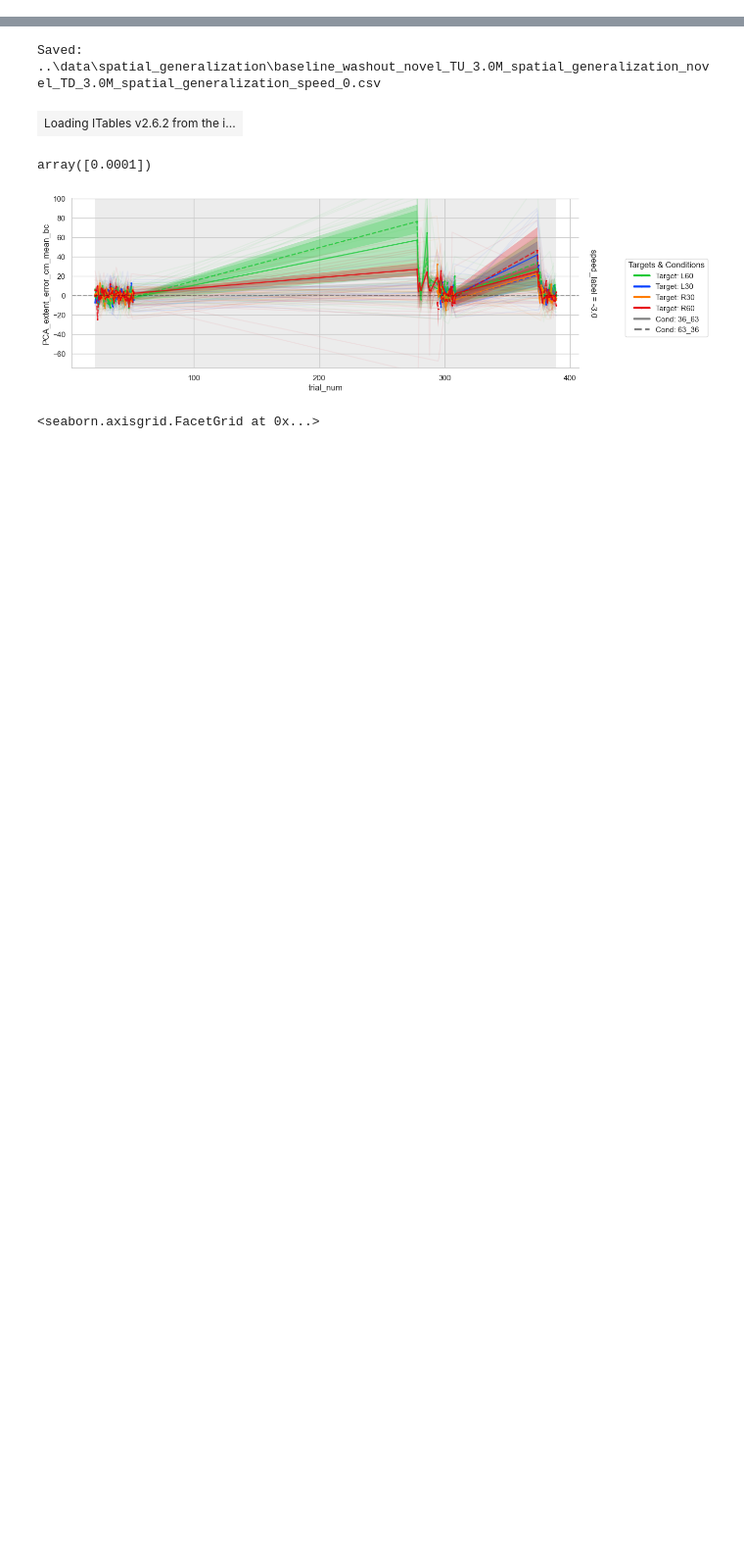
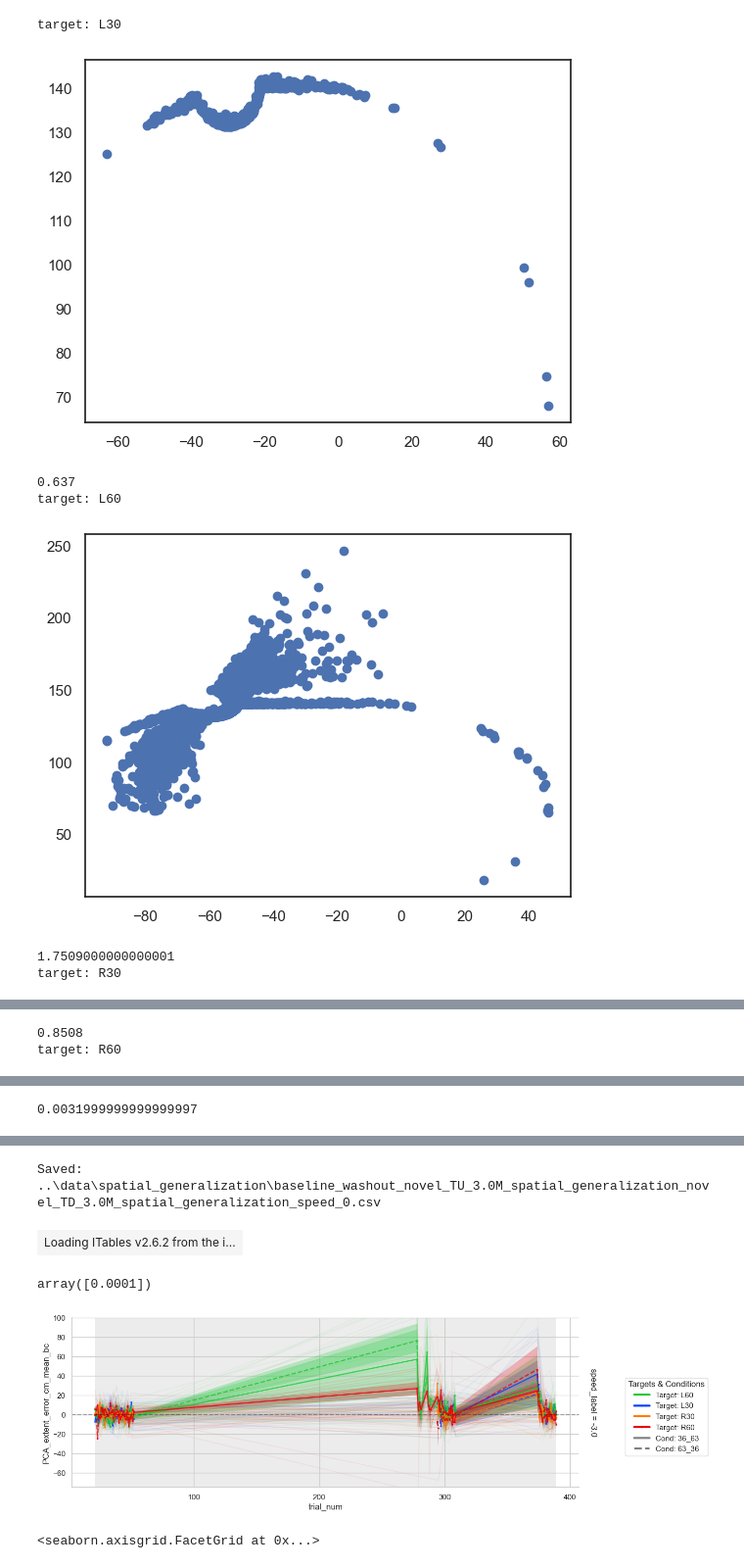
Before and after one commit to jacobjb02/vr-motor-adaptation-notebooks, a Jupyter notebook: Notebook/Spatial_Generalization_working.ipynb, the cells around one changed output, grey strips where cells are left out. Shown at 98% size. Saved outputs shown, nothing was run; the diff lists cells and outputs as text; code cells hidden in the pictures; blank space fills up the shorter version.

```diff
--- a/Notebook/Spatial_Generalization_working.ipynb
+++ b/Notebook/Spatial_Generalization_working.ipynb
@@ -246,17 +197,14 @@ phases = label_phases(n_phases=7,
                                    'training_2',
                                    'washout_2_AT'])
 
-df_labeled = df_add_phases(df_labeled,
+df_phases = df_add_phases(df_labeled,
                            phase_array=phases,
                           trial_lo = np.array([1,21,53,278,294,310,374]),
                         trial_hi = np.array([20,52,277,293,309,373,389])
 )
 
-from src.plotting import plot_trial_schedule
-#g = plot_trial_schedule(df_labeled, y_col='water_speed_binary', context='poster', font_scale=3)
-
 from src.add_cycles import add_cycles
-df_labeled = add_cycles(df_labeled,
+df_phases = add_cycles(df_phases,
                        n_trials=4,
                        ppid_col='ppid_full',
                        target_col='target_x_label'
@@ -264,6 +224,6 @@ df_labeled = add_cycles(df_labeled,
 # %%
 # filter out familiarization (i.e, starts with an 'f')
-df_nf = df_labeled[~df_labeled['phase'].str.startswith('f')].copy()
+df_nf = df_phases[~df_phases['phase'].str.startswith('f')].copy()
 
 # remove trials that do not cross a certain threshold in the z-plane (i.e, trials that did not exceed 70 cm in the z-plane)
 from src.cleaning import crossed_threshold
@@ -275,7 +235,6 @@ df_nf['crossed_threshold'] = df_nf.apply(
 ).copy()
 # check
 print(df_nf['crossed_threshold'].value_counts())
-print(df_nf['ball_pos_z'].describe())
 
 # Make a seperate df without trials that did not cross threshold
 df_filt = df_nf[df_nf['crossed_threshold']].copy() # retains rows where crossed_threshold == True
@@ -302,3 +259,23 @@ Name: ball_pos_z, dtype: object
 # %%
 print(df_small_filt.columns)
 df_small_filt.head()
+# %%
+
+for t in np.unique(df_small_filt['target_x_label']):
+
+    df_subset = df_small_filt[df_small_filt['target_x_label'] == t]
+
+
+    print('target:', t)
+    plt.scatter(df_subset['min_pos_from_target_x_cm'], df_subset['min_pos_from_target_z_cm'])
+    plt.show()
+
+    print(np.abs(df_subset['min_pos_from_target_x_cm']).min())
+# %% [output]
+target: L30
+[figure, added]
+0.637
+target: L60
+[figure, added]
+1.7509000000000001
+target: R30
@@ -304,0 +283,2 @@ df_small_filt.head()
+0.8508
+target: R60
@@ -305,3 +286,4 @@ df_small_filt.head()
+0.0031999999999999997
 # %%
 ### APPLY PCA
 # %%
```
Also changed, not shown: parts of 38 cells of this notebook, 3 other files.
